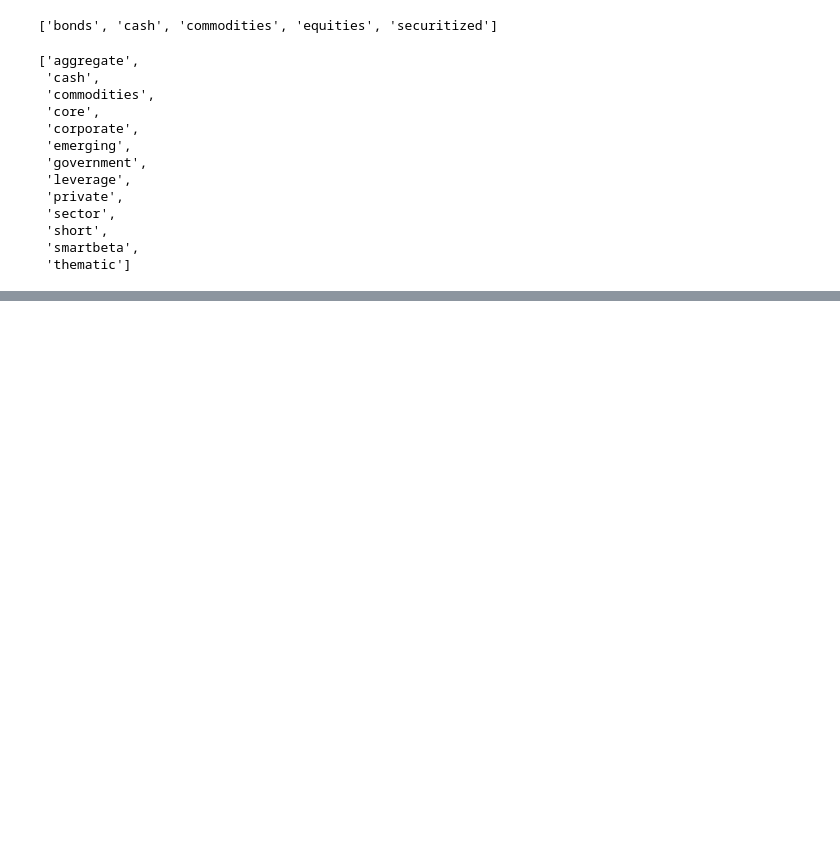
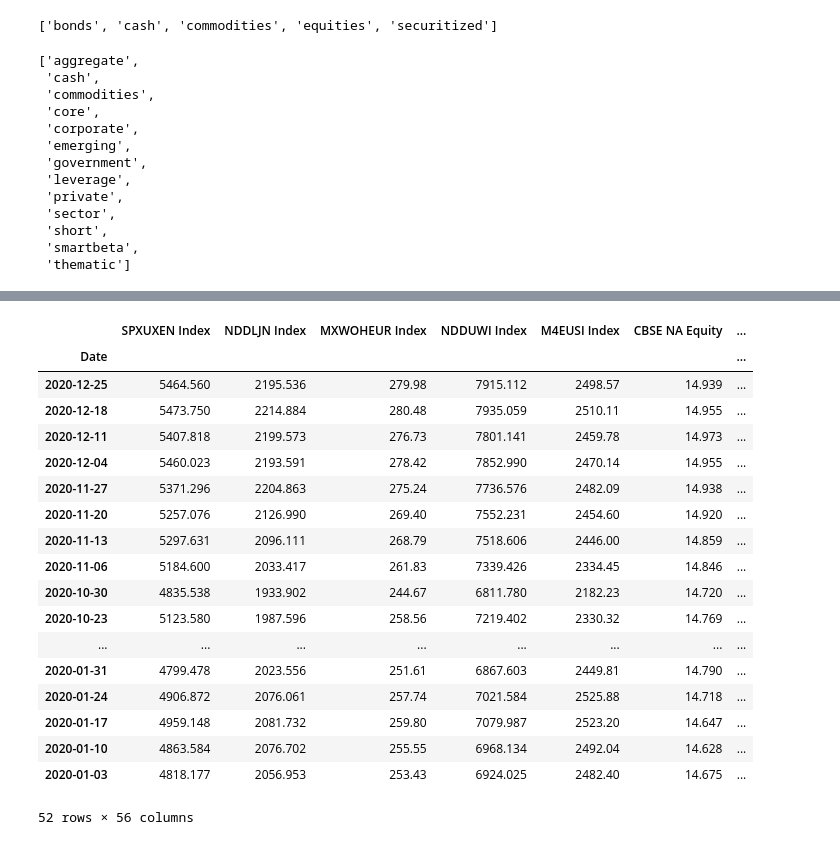
Before and after one commit to MamyRAMA/portfolio_app, a Jupyter notebook: analyse.ipynb, the cells around one changed output, grey strips where cells are left out. Saved outputs shown, nothing was run; the diff lists cells and outputs as text; code cells hidden in the pictures; blank space fills up the shorter version.

Commit message:
quotes

```diff
--- a/analyse.ipynb
+++ b/analyse.ipynb
@@ -143,0 +62,3 @@ Name: 0, dtype: object
+# %%
+indices_prices = pd.read_excel('data/quotes.xlsx', sheet_name='indices', index_col=0, parse_dates=True)
+indices_prices.index = pd.to_datetime(indices_prices.index, format='%Y-%m-%d')
@@ -143,0 +86,25 @@ Name: 0, dtype: object
+# %%
+
+
+# ou masque booléen
+indices_prices[indices_prices.index.year == 2020]
+# %% [output]
+|  | SPXUXEN Index | NDDLJN Index | MXWOHEUR Index | NDDUWI Index | M4EUSI Index | CBSE NA Equity | ... |
+| Date |  |  |  |  |  |  | ... |
+| 2020-12-25 | 5464.560 | 2195.536 | 279.98 | 7915.112 | 2498.57 | 14.939 | ... |
+| 2020-12-18 | 5473.750 | 2214.884 | 280.48 | 7935.059 | 2510.11 | 14.955 | ... |
+| 2020-12-11 | 5407.818 | 2199.573 | 276.73 | 7801.141 | 2459.78 | 14.973 | ... |
+| 2020-12-04 | 5460.023 | 2193.591 | 278.42 | 7852.990 | 2470.14 | 14.955 | ... |
+| 2020-11-27 | 5371.296 | 2204.863 | 275.24 | 7736.576 | 2482.09 | 14.938 | ... |
+| 2020-11-20 | 5257.076 | 2126.990 | 269.40 | 7552.231 | 2454.60 | 14.920 | ... |
+| 2020-11-13 | 5297.631 | 2096.111 | 268.79 | 7518.606 | 2446.00 | 14.859 | ... |
+| 2020-11-06 | 5184.600 | 2033.417 | 261.83 | 7339.426 | 2334.45 | 14.846 | ... |
+| 2020-10-30 | 4835.538 | 1933.902 | 244.67 | 6811.780 | 2182.23 | 14.720 | ... |
+| 2020-10-23 | 5123.580 | 1987.596 | 258.56 | 7219.402 | 2330.32 | 14.769 | ... |
+| ... | ... | ... | ... | ... | ... | ... | ... |
+| 2020-01-31 | 4799.478 | 2023.556 | 251.61 | 6867.603 | 2449.81 | 14.790 | ... |
+| 2020-01-24 | 4906.872 | 2076.061 | 257.74 | 7021.584 | 2525.88 | 14.718 | ... |
+| 2020-01-17 | 4959.148 | 2081.732 | 259.80 | 7079.987 | 2523.20 | 14.647 | ... |
+| 2020-01-10 | 4863.584 | 2076.702 | 255.55 | 6968.134 | 2492.04 | 14.628 | ... |
+| 2020-01-03 | 4818.177 | 2056.953 | 253.43 | 6924.025 | 2482.40 | 14.675 | ... |
+52 rows × 56 columns
```
Also changed, not shown: parts of 6 cells of this notebook, 2 other files.
